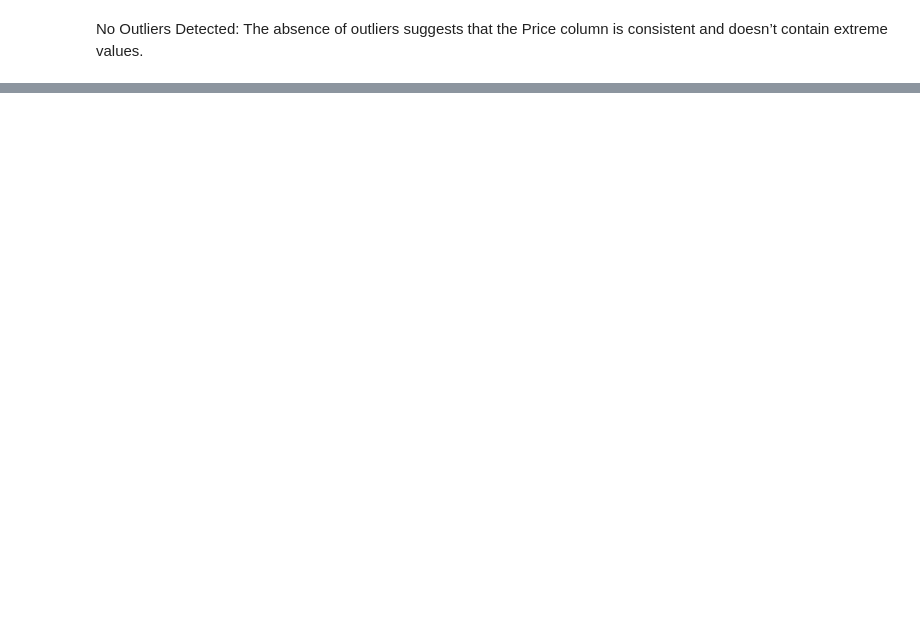
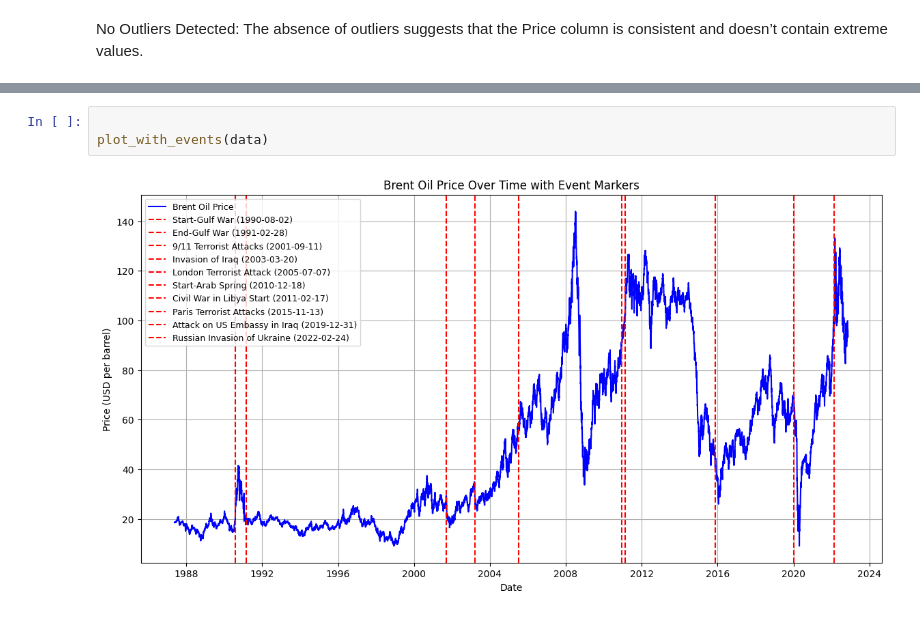
Before and after one commit to dagiteferi/brent-price-change-analysis, a Jupyter notebook: notebooks/eda.ipynb, the cells around one changed output, grey strips where cells are left out. Drawn from its saved outputs; the diff is of its cells as text; blank space fills up the shorter version.

```diff
--- a/notebooks/eda.ipynb
+++ b/notebooks/eda.ipynb
@@ -80,0 +114,5 @@ No Outliers Detected: The absence of outliers suggests that the Price column is
+# %%
+
+plot_with_events(data)
+# %% [output]
+[figure, added]
```
Also changed, not shown: parts of 10 cells of this notebook, 1 other file.
